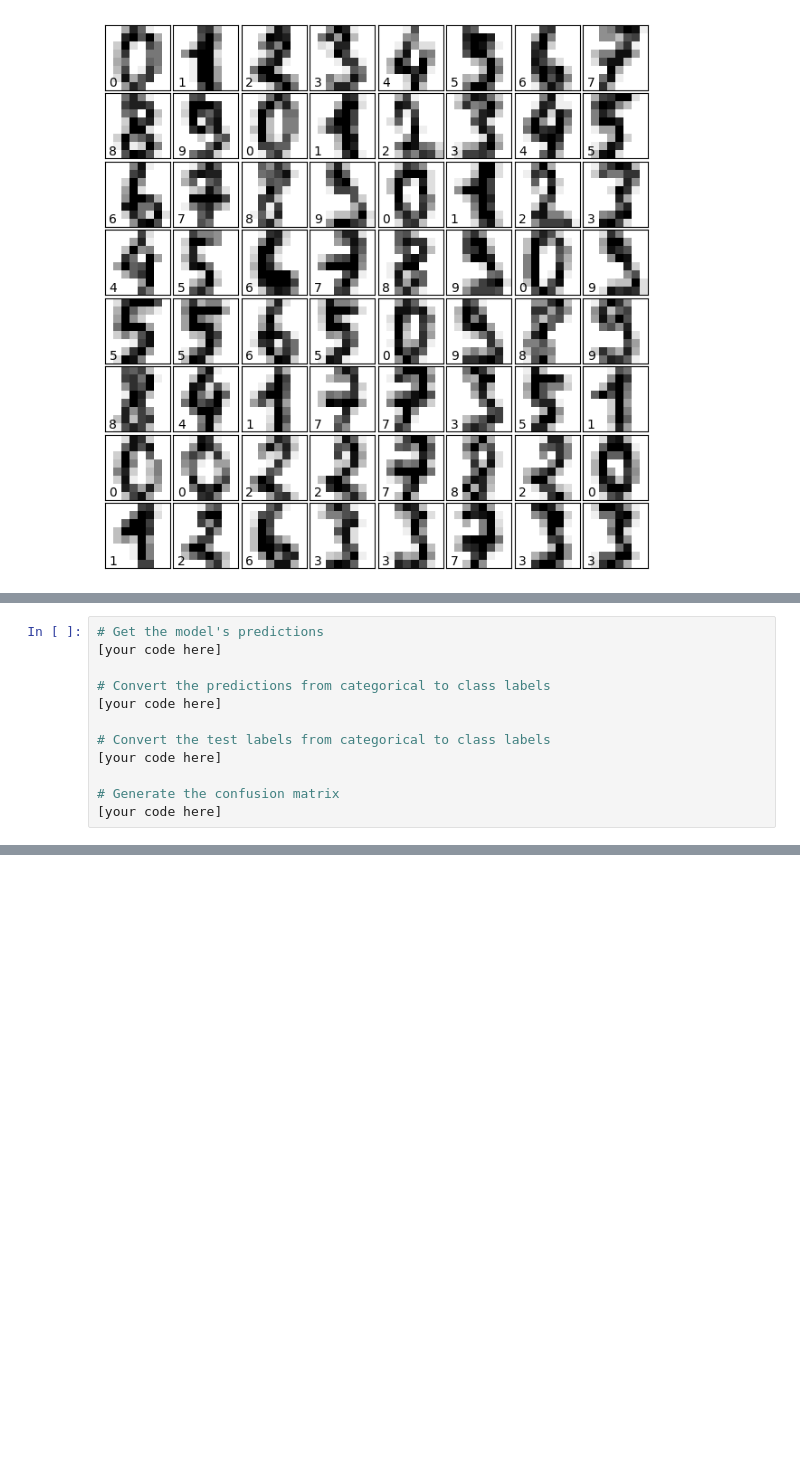
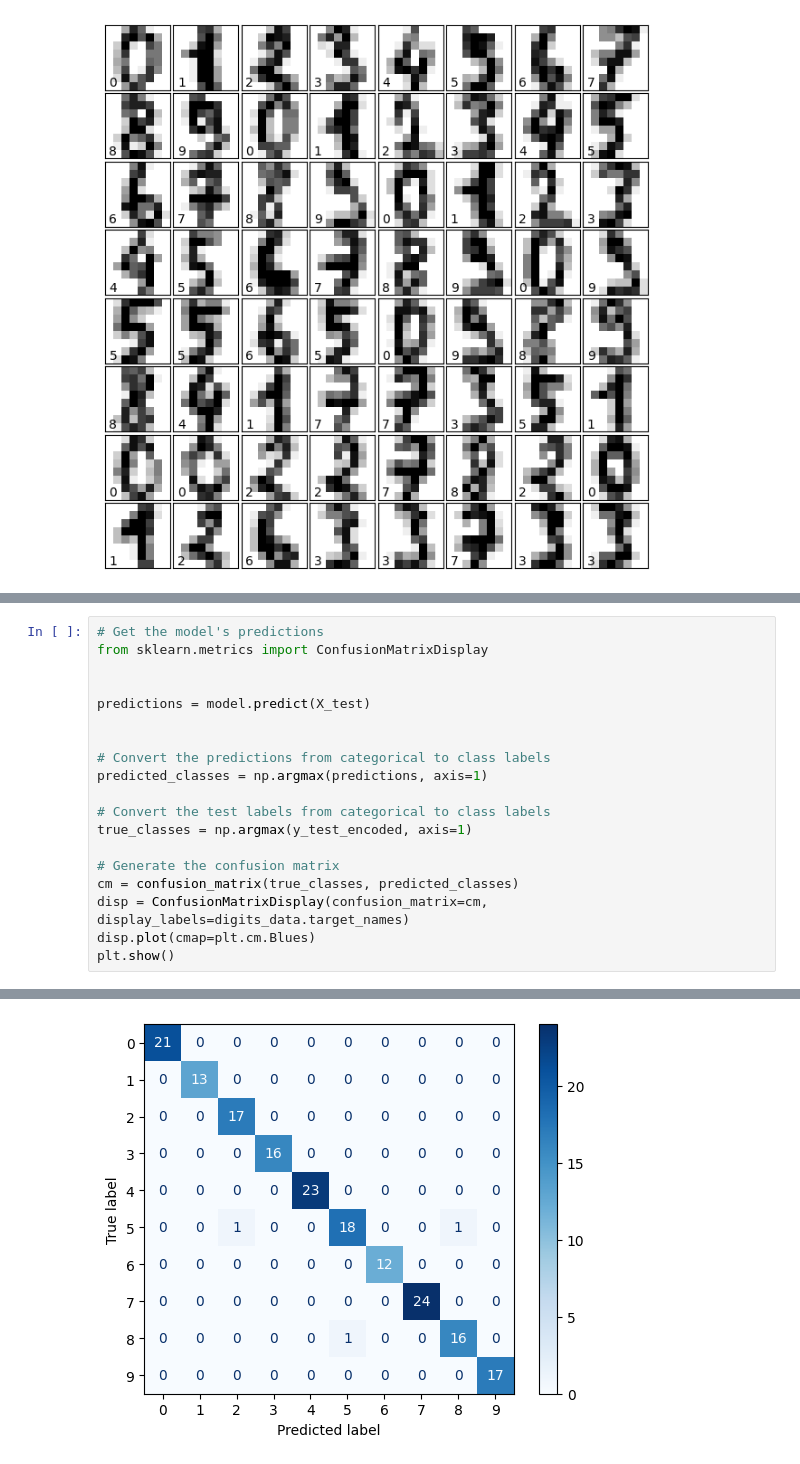
Before and after one commit to MaximilianSajonz/DAMI-Python-Assignments, a Jupyter notebook: Basic_Neural_Network/digits (1).ipynb, the cells around one changed output, grey strips where cells are left out. Cells and saved outputs as stored; diff of their text form; blank space fills up the shorter version.

Commit message:
Digits Assignment Redone

```diff
--- a/Basic_Neural_Network/digits (1).ipynb
+++ b/Basic_Neural_Network/digits (1).ipynb
@@ -76,12 +177,20 @@ for i in range(64):
 # %%
 # Get the model's predictions
-[your code here]
+from sklearn.metrics import ConfusionMatrixDisplay
+
+
+predictions = model.predict(X_test)
+
 
 # Convert the predictions from categorical to class labels
-[your code here]
+predicted_classes = np.argmax(predictions, axis=1)
 
 # Convert the test labels from categorical to class labels
-[your code here]
+true_classes = np.argmax(y_test_encoded, axis=1)
 
 # Generate the confusion matrix
-[your code here]
+cm = confusion_matrix(true_classes, predicted_classes)
+disp = ConfusionMatrixDisplay(confusion_matrix=cm, display_labels=digits_data.target_names)
+disp.plot(cmap=plt.cm.Blues)
+plt.show()
+# %% [output]
@@ -88,3 +198,4 @@ for i in range(64):
+[figure, added]
 # %%
 # Plot the confusion matrix
 plt.figure(figsize=(10, 6))
```
Also changed, not shown: parts of 21 cells of this notebook.
